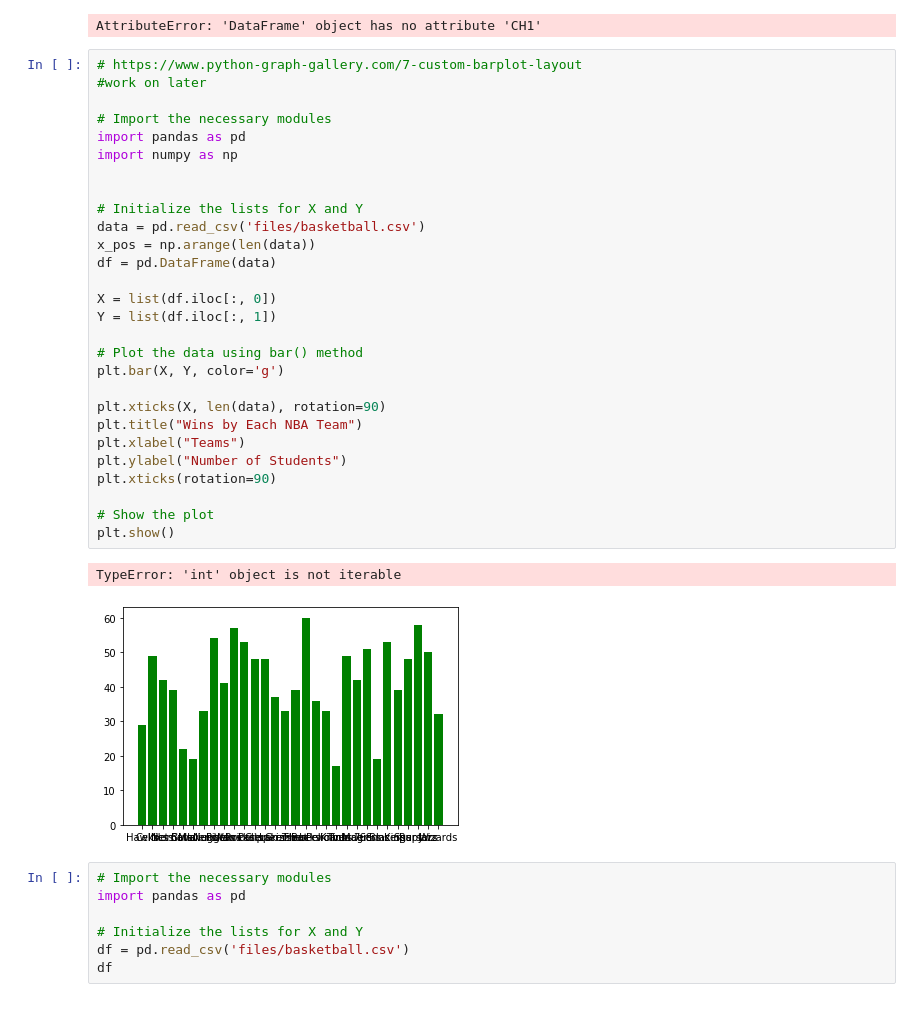
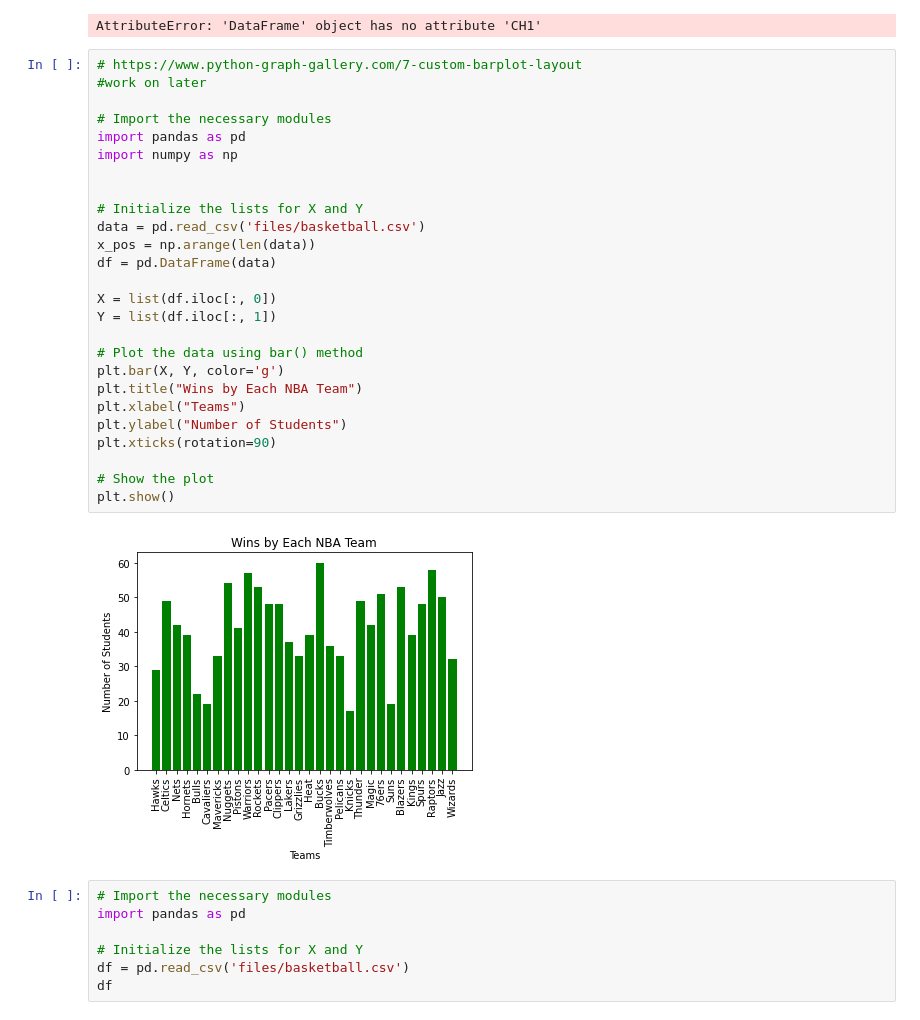
Before and after one commit to rayrayshams/Tri-3, a Jupyter notebook: _notebooks/2023-5-14-PandasNATM.ipynb, the cells around one changed output. Cells and saved outputs as stored; diff of their text form.

```diff
--- a/_notebooks/2023-5-14-PandasNATM.ipynb
+++ b/_notebooks/2023-5-14-PandasNATM.ipynb
@@ -74,34 +74,31 @@ AttributeError: 'DataFrame' object has no attribute 'CH1'
 # %%
 # https://www.python-graph-gallery.com/7-custom-barplot-layout
 #work on later
 
 # Import the necessary modules
 import pandas as pd
 import numpy as np
 
 
 # Initialize the lists for X and Y
 data = pd.read_csv('files/basketball.csv')
 x_pos = np.arange(len(data))
 df = pd.DataFrame(data)
 
 X = list(df.iloc[:, 0])
 Y = list(df.iloc[:, 1])
 
 # Plot the data using bar() method
 plt.bar(X, Y, color='g')
-
-plt.xticks(X, len(data), rotation=90)
 plt.title("Wins by Each NBA Team")
 plt.xlabel("Teams")
 plt.ylabel("Number of Students")
 plt.xticks(rotation=90)
 
 # Show the plot
 plt.show()
 # %% [output]
-TypeError: 'int' object is not iterable
-[figure, old version]
+[figure, new version]
 # %%
 # Import the necessary modules
 import pandas as pd
```
